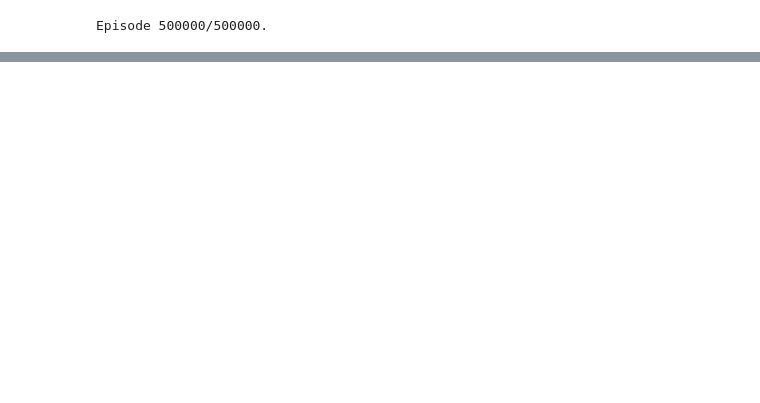
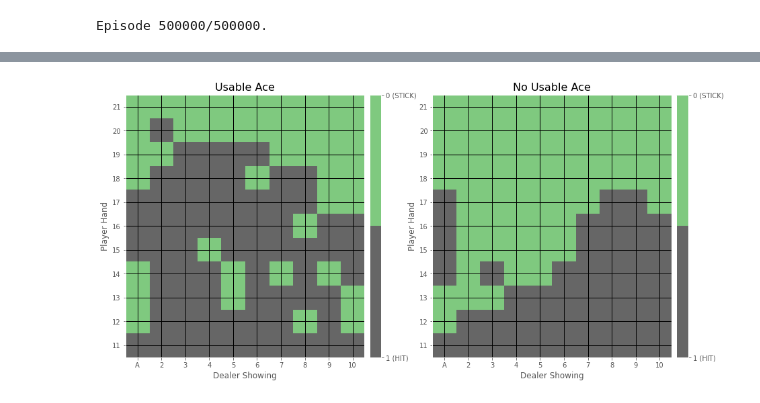
Before and after one commit to makaveli10/reinforcementLearning, a Jupyter notebook: MonteCarlo/mc_control_off_policy_importance_sampling.ipynb, the cells around one changed output, grey strips where cells are left out. Drawn from its saved outputs; the diff is of its cells as text; code cells hidden in the pictures; blank space fills up the shorter version.

```diff
--- a/MonteCarlo/mc_control_off_policy_importance_sampling.ipynb
+++ b/MonteCarlo/mc_control_off_policy_importance_sampling.ipynb
@@ -159,0 +162,4 @@ plots.plot_value_function(V, title="Optimal Value function")
+# %%
+plots.plot_policy(policy, plot_filename=None)
+# %% [output]
+[figure, added]
```
Also changed, not shown: parts of 1 cell of this notebook, 4 other files.
